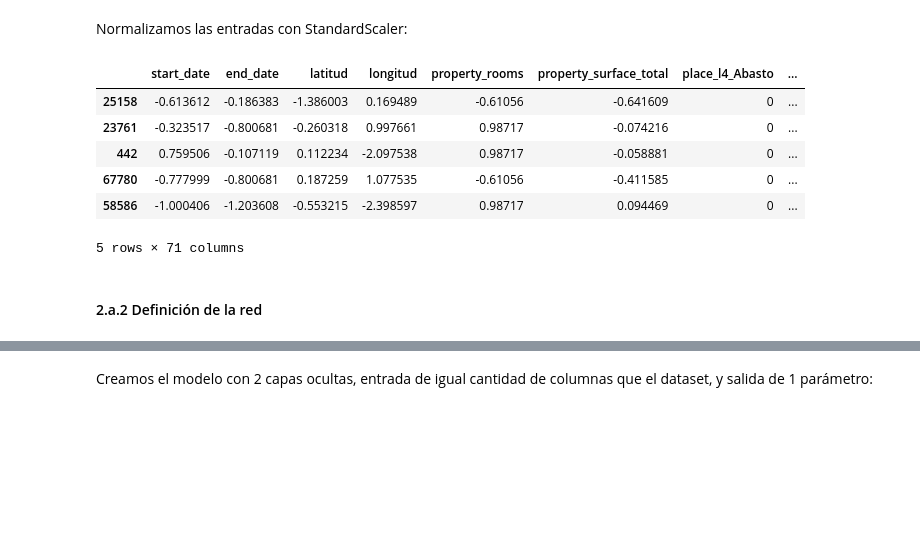
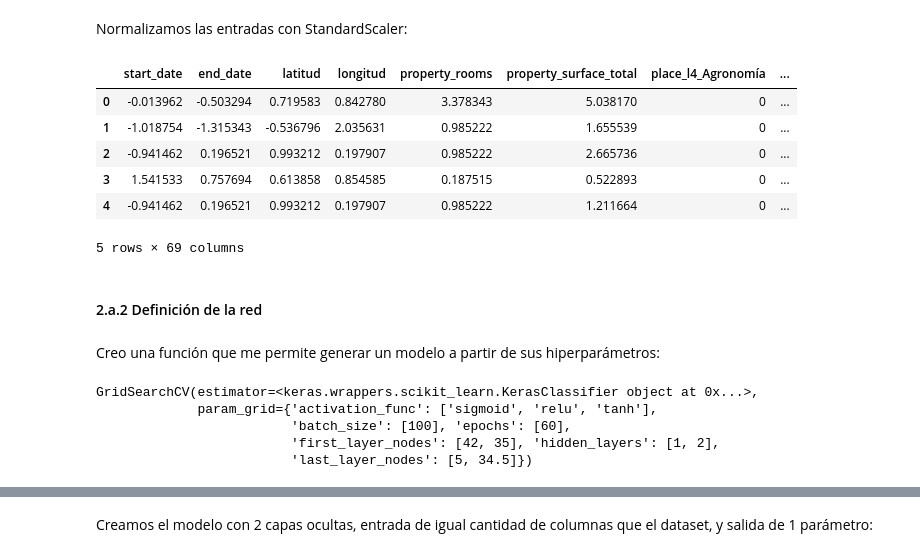
Before and after one commit to valencorrea/7506R-2C2022-GRUPO14-TP2, a Jupyter notebook: 7506R_TP2_GRUPO14_ENTREGA.ipynb, the cells around one changed output, grey strips where cells are left out. Saved outputs shown, nothing was run; the diff lists cells and outputs as text; code cells hidden in the pictures; blank space fills up the shorter version.

Commit message:
Grid searchCV punto 2

```diff
--- a/7506R_TP2_GRUPO14_ENTREGA.ipynb
+++ b/7506R_TP2_GRUPO14_ENTREGA.ipynb
@@ -871,6 +660,11 @@ x_test_classifier.drop(["id", "tipo_precio_3", "property_m2price"], inplace=True
 ___
 # %% [markdown]
 #### 2.a.1 Preparación del dataset
+# %%
+x_train_regresion = df_train_x.drop(["id"], axis=1).copy()
+y_train_regresion = df_train_y_regresion.copy()
+x_test_regresion = df_test_x.drop(["id"], axis=1).copy()
+y_test_regresion = df_test_y_regresion.copy()
 # %% [markdown]
 Normalizamos las entradas con StandardScaler:
 # %%
@@ -878,12 +672,14 @@ estandarizar(x_train_regressor, ['start_date', 'end_date', 'latitud', 'longitud'
 # %%
-x_train_regressor.head(5)
+x_train_regresion.head(5)
 # %% [output]
-|  | start_date | end_date | latitud | longitud | property_rooms | property_surface_total | place_l4_Abasto | ... |
-| 25158 | -0.613612 | -0.186383 | -1.386003 | 0.169489 | -0.61056 | -0.641609 | 0 | ... |
-| 23761 | -0.323517 | -0.800681 | -0.260318 | 0.997661 | 0.98717 | -0.074216 | 0 | ... |
-| 442 | 0.759506 | -0.107119 | 0.112234 | -2.097538 | 0.98717 | -0.058881 | 0 | ... |
-| 67780 | -0.777999 | -0.800681 | 0.187259 | 1.077535 | -0.61056 | -0.411585 | 0 | ... |
-| 58586 | -1.000406 | -1.203608 | -0.553215 | -2.398597 | 0.98717 | 0.094469 | 0 | ... |
+|  | start_date | end_date | latitud | longitud | property_rooms | property_surface_total | place_l4_Agronomía | ... |
+| 0 | -0.013962 | -0.503294 | 0.719583 | 0.842780 | 3.378343 | 5.038170 | 0 | ... |
+| 1 | -1.018754 | -1.315343 | -0.536796 | 2.035631 | 0.985222 | 1.655539 | 0 | ... |
+| 2 | -0.941462 | 0.196521 | 0.993212 | 0.197907 | 0.985222 | 2.665736 | 0 | ... |
+| 3 | 1.541533 | 0.757694 | 0.613858 | 0.854585 | 0.187515 | 0.522893 | 0 | ... |
+| 4 | -0.941462 | 0.196521 | 0.993212 | 0.197907 | 0.985222 | 1.211664 | 0 | ... |
-5 rows × 71 columns
+5 rows × 69 columns
 # %% [markdown]
 #### 2.a.2 Definición de la red
+# %% [markdown]
+Creo una función que me permite generar un modelo a partir de sus hiperparámetros:
@@ -889,0 +734,8 @@ x_train_regressor.head(5)
+# %%
+grid.fit(x_train_regresion,y_train_regresion)
+# %% [output]
+GridSearchCV(estimator=<keras.wrappers.scikit_learn.KerasClassifier object at 0x...>,
+             param_grid={'activation_func': ['sigmoid', 'relu', 'tanh'],
+                         'batch_size': [100], 'epochs': [60],
+                         'first_layer_nodes': [42, 35], 'hidden_layers': [1, 2],
+                         'last_layer_nodes': [5, 34.5]})
```
Also changed, not shown: parts of 62 cells of this notebook.
